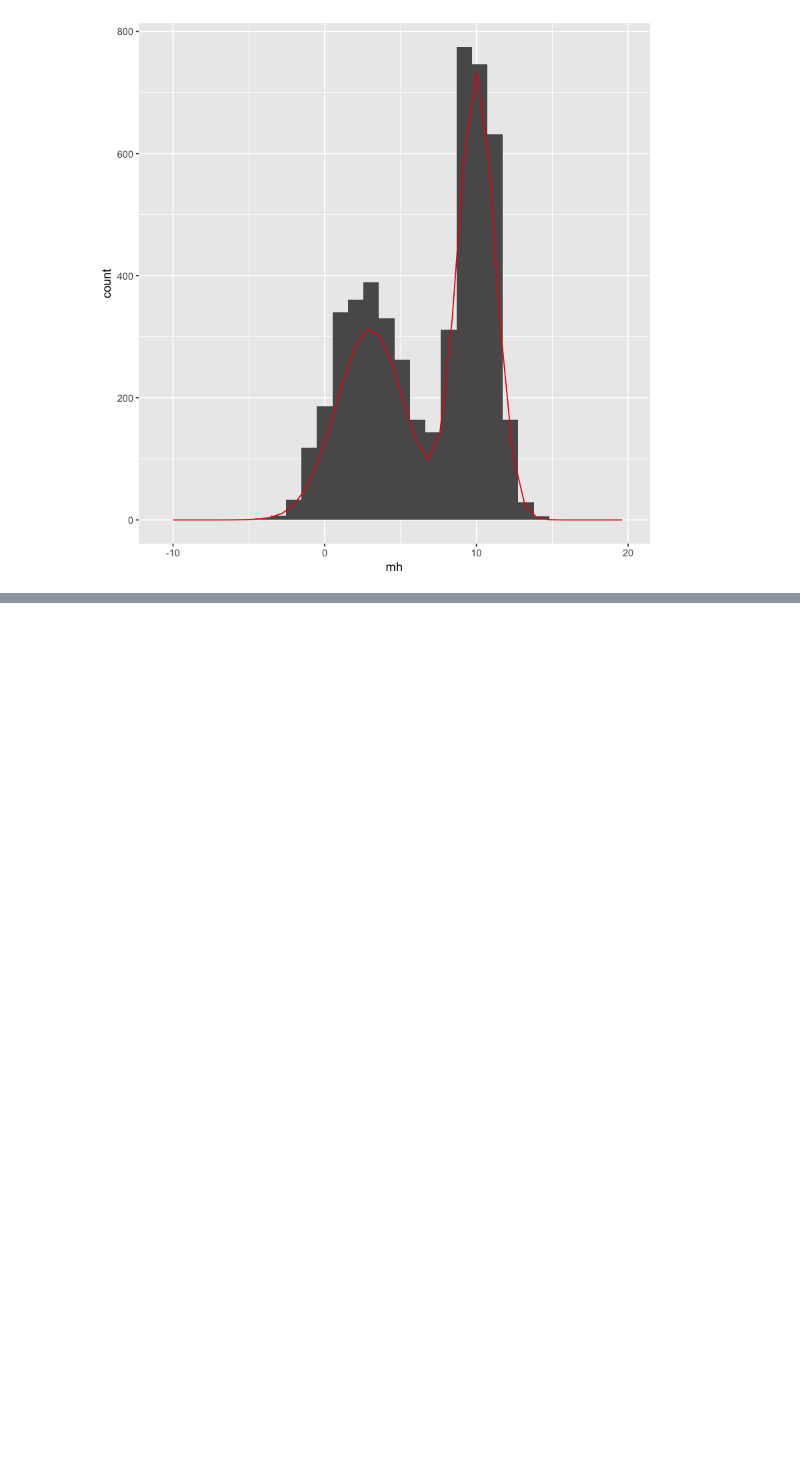
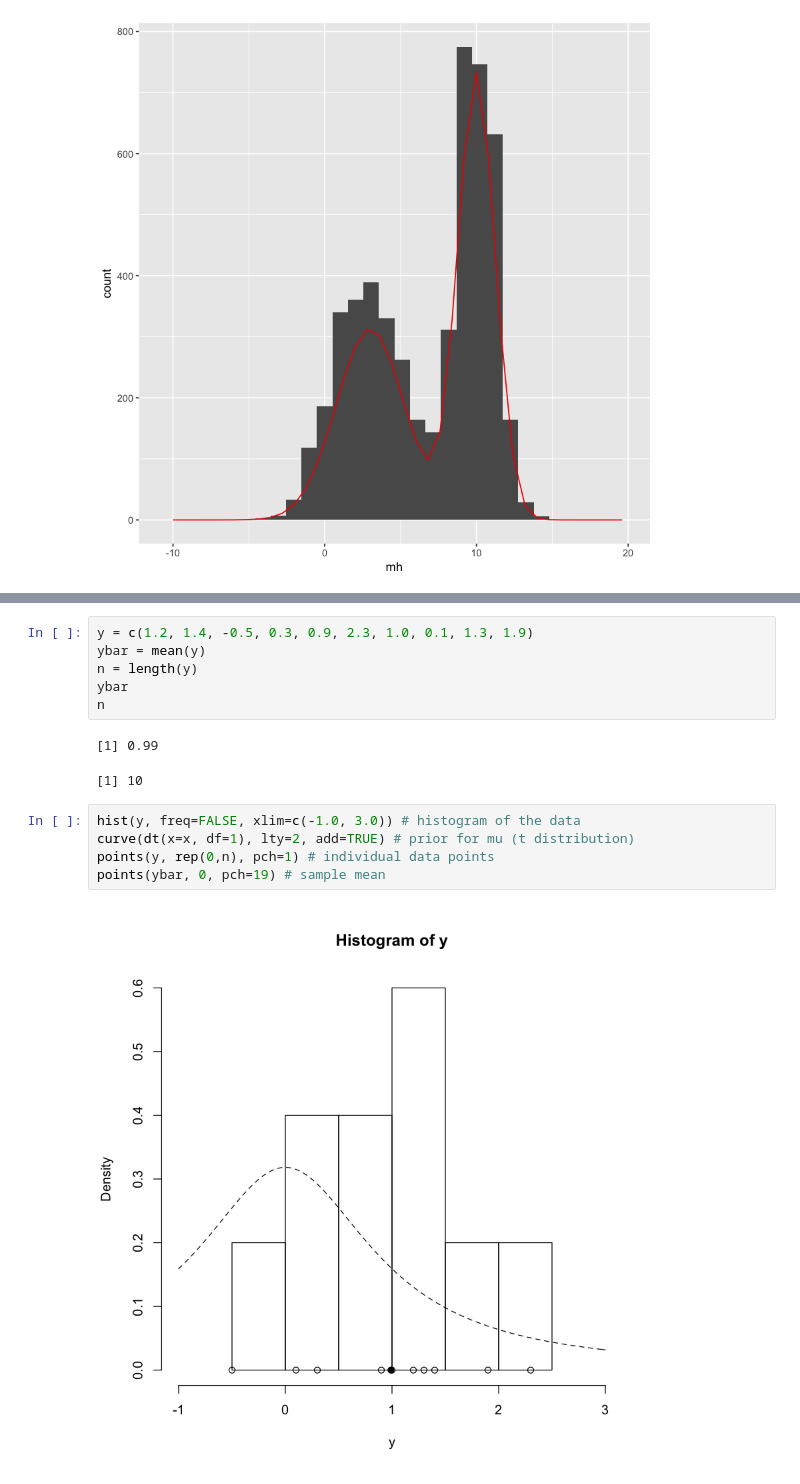
Before and after one commit to KaggleBreak/analyticstool, a Jupyter notebook: part4/Bayesian/week2/week2_mcmc.ipynb, the cells around one changed output, grey strips where cells are left out. Saved outputs shown, nothing was run; the diff lists cells and outputs as text; blank space fills up the shorter version.

```diff
--- a/part4/Bayesian/week2/week2_mcmc.ipynb
+++ b/part4/Bayesian/week2/week2_mcmc.ipynb
@@ -175,0 +284,16 @@ ggplot(mh_sampling, aes(mh)) + geom_histogram() + geom_line(aes(x = real_x,
+# %%
+y = c(1.2, 1.4, -0.5, 0.3, 0.9, 2.3, 1.0, 0.1, 1.3, 1.9)
+ybar = mean(y)
+n = length(y)
+ybar
+n
+# %% [output]
+[1] 0.99
+[1] 10
+# %%
+hist(y, freq=FALSE, xlim=c(-1.0, 3.0)) # histogram of the data
+curve(dt(x=x, df=1), lty=2, add=TRUE) # prior for mu (t distribution)
+points(y, rep(0,n), pch=1) # individual data points
+points(ybar, 0, pch=19) # sample mean
+# %% [output]
+[figure, added]
```
Also changed, not shown: parts of 99 cells of this notebook, 15 other files.
